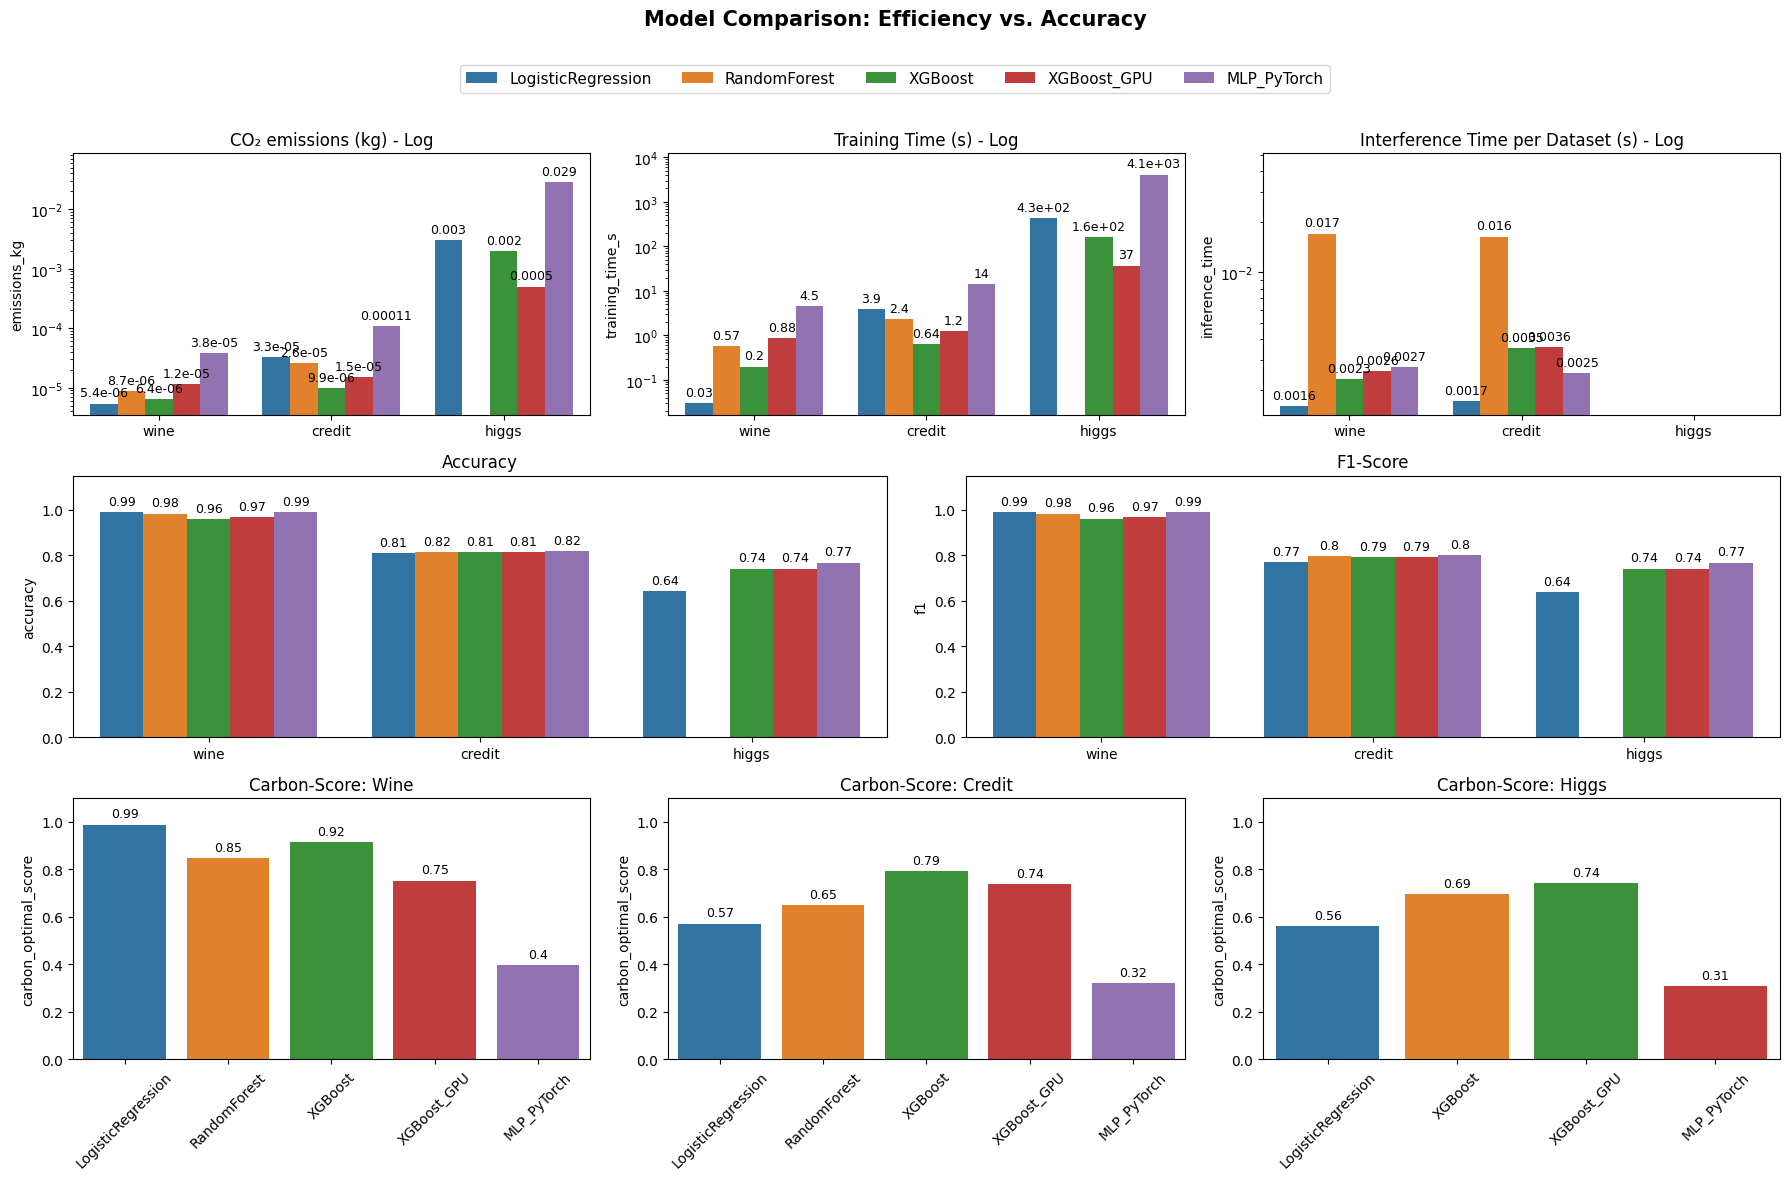
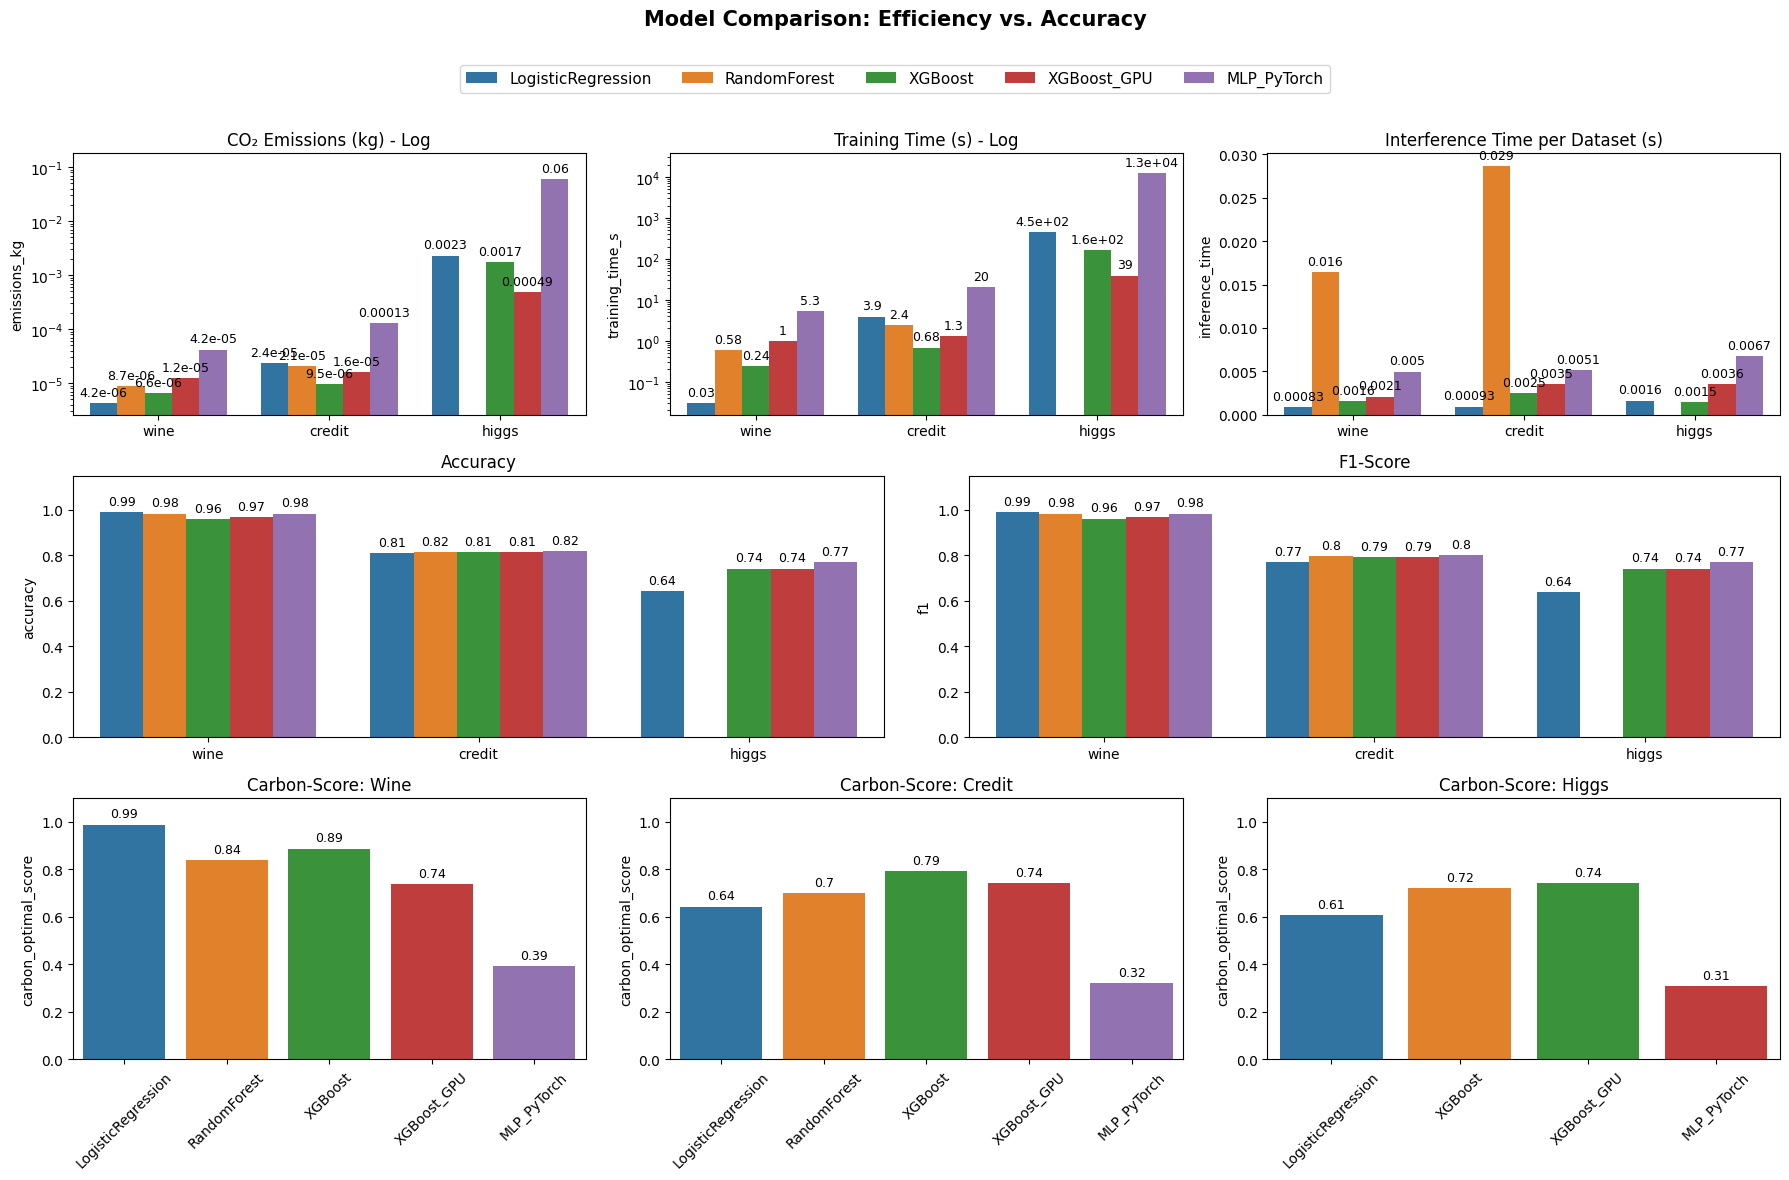
The change to this notebook cell's code, shown as a diff; its figure went from the first image to the second:
--- before
+++ after
@@ -55,8 +55,6 @@
 # NEU: Inferenzzeit Plot
 sns.barplot(data=df, x="dataset", y="inference_time", hue="model", ax=axes["inf_time"])
-axes["inf_time"].set_title("Interference Time per Dataset (s) - Log")
-axes["inf_time"].set_yscale("log")
+axes["inf_time"].set_title("Interference Time per Dataset (s)")
 axes["inf_time"].set_xlabel("")
-axes["inf_time"].set_ylim(top=df["inference_time"].max() * 3)
 
 # --- REIHE 2: Vorhersagegüte ---

Commit: updated visualization